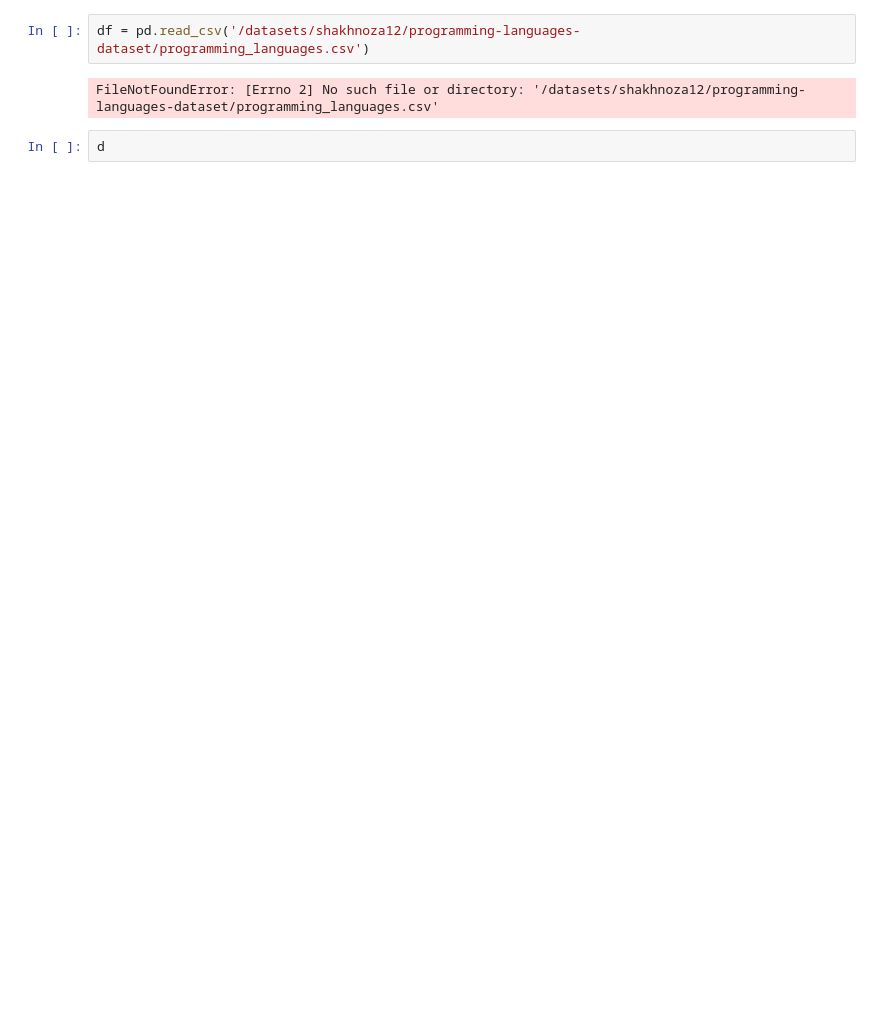
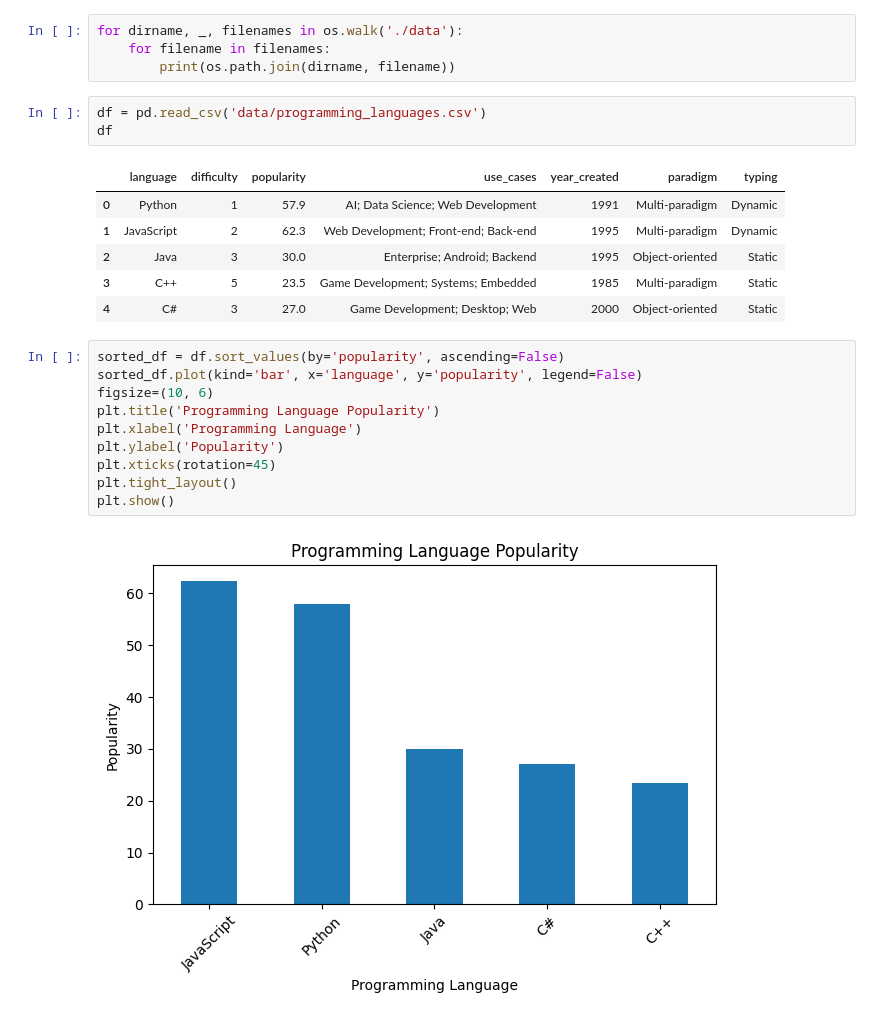
Before and after one commit to helgabuchhausel/data-science-projects, a Jupyter notebook: programming-languages.ipynb, the cells around one changed output. Saved outputs shown, nothing was run; the diff lists cells and outputs as text; blank space fills up the shorter version.

Commit message:
cleanup
- dependencies
- datasets
- updated readme
- imports
- readme

```diff
--- a/programming-languages.ipynb
+++ b/programming-languages.ipynb
@@ -29,6 +26,26 @@ import seaborn as sns
+# %%
+for dirname, _, filenames in os.walk('./data'):
+    for filename in filenames:
+        print(os.path.join(dirname, filename))
 # %%
-df = pd.read_csv('/datasets/shakhnoza12/programming-languages-dataset/programming_languages.csv')
+df = pd.read_csv('data/programming_languages.csv')
+df
 # %% [output]
-FileNotFoundError: [Errno 2] No such file or directory: '/datasets/shakhnoza12/programming-languages-dataset/programming_languages.csv'
+|  | language | difficulty | popularity | use_cases | year_created | paradigm | typing |
+| 0 | Python | 1 | 57.9 | AI; Data Science; Web Development | 1991 | Multi-paradigm | Dynamic |
+| 1 | JavaScript | 2 | 62.3 | Web Development; Front-end; Back-end | 1995 | Multi-paradigm | Dynamic |
+| 2 | Java | 3 | 30.0 | Enterprise; Android; Backend | 1995 | Object-oriented | Static |
+| 3 | C++ | 5 | 23.5 | Game Development; Systems; Embedded | 1985 | Multi-paradigm | Static |
+| 4 | C# | 3 | 27.0 | Game Development; Desktop; Web | 2000 | Object-oriented | Static |
-# %%
-d
+# %%
+sorted_df = df.sort_values(by='popularity', ascending=False)
+sorted_df.plot(kind='bar', x='language', y='popularity', legend=False)
+figsize=(10, 6)
+plt.title('Programming Language Popularity')
+plt.xlabel('Programming Language')
+plt.ylabel('Popularity')
+plt.xticks(rotation=45)
+plt.tight_layout()
+plt.show()
+# %% [output]
+[figure, added]
```
Also changed, not shown: parts of 5 cells of this notebook, 9 other files.
